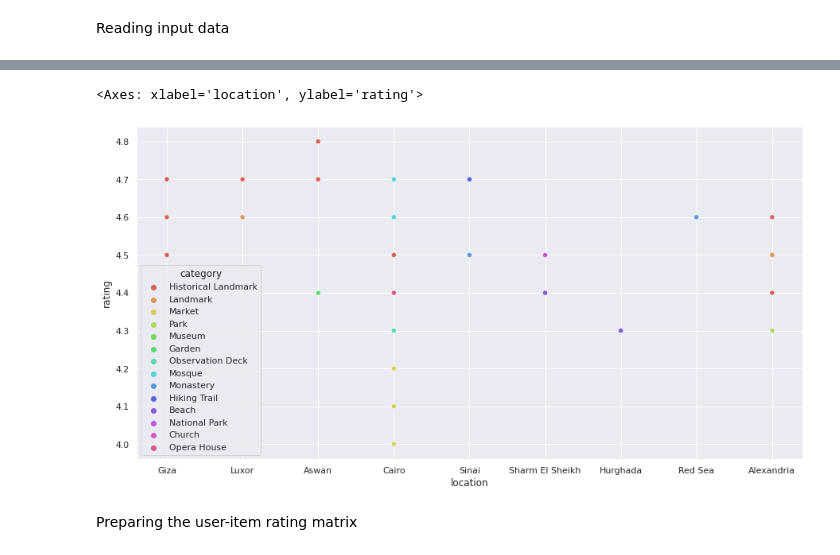
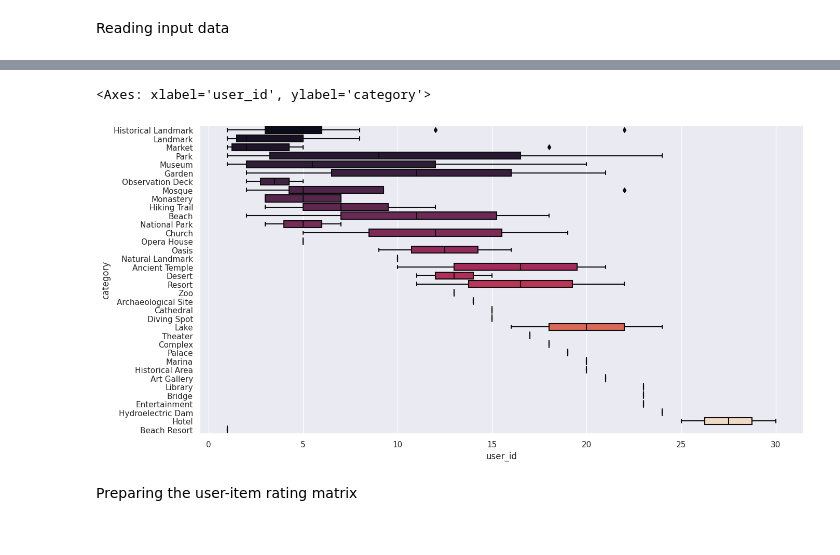
Before and after one commit to AbanobashrafX/Places-Recommendation-System, a Jupyter notebook: collaborative filtering algorithm/collaborative_filtering_algorithm.ipynb, the cells around one changed output, grey strips where cells are left out. Drawn from its saved outputs; the diff is of its cells as text; code cells hidden in the pictures.

```diff
--- a/collaborative filtering algorithm/collaborative_filtering_algorithm.ipynb
+++ b/collaborative filtering algorithm/collaborative_filtering_algorithm.ipynb
@@ -19,15 +19,14 @@ df.head()
 # %%
 # Step 3: Analyze data
 # We can visualize the data using a scatterplot to see if there is a relationship between the input features and output classes
 
 import seaborn as sns
 
 sns.set(rc={'figure.figsize':(15, 7.7)})
-
-sns.scatterplot(data=df, x='location', y='rating', hue='category', palette="hls", legend='full')
+sns.boxplot(x='user_id', y='category', data=df, palette='rocket')
 # %% [output]
-<Axes: xlabel='location', ylabel='rating'>
+<Axes: xlabel='user_id', ylabel='category'>
-[figure, old version]
+[figure, new version]
 # %% [markdown]
 Preparing the user-item rating matrix
 # %%
```
Also changed, not shown: parts of 2 cells of this notebook.
